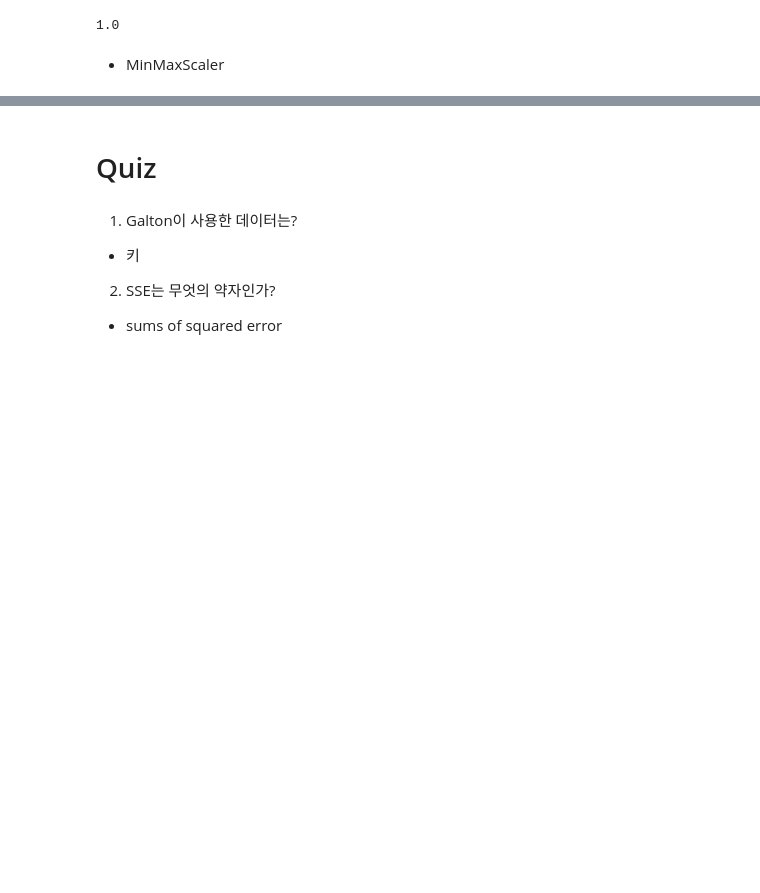
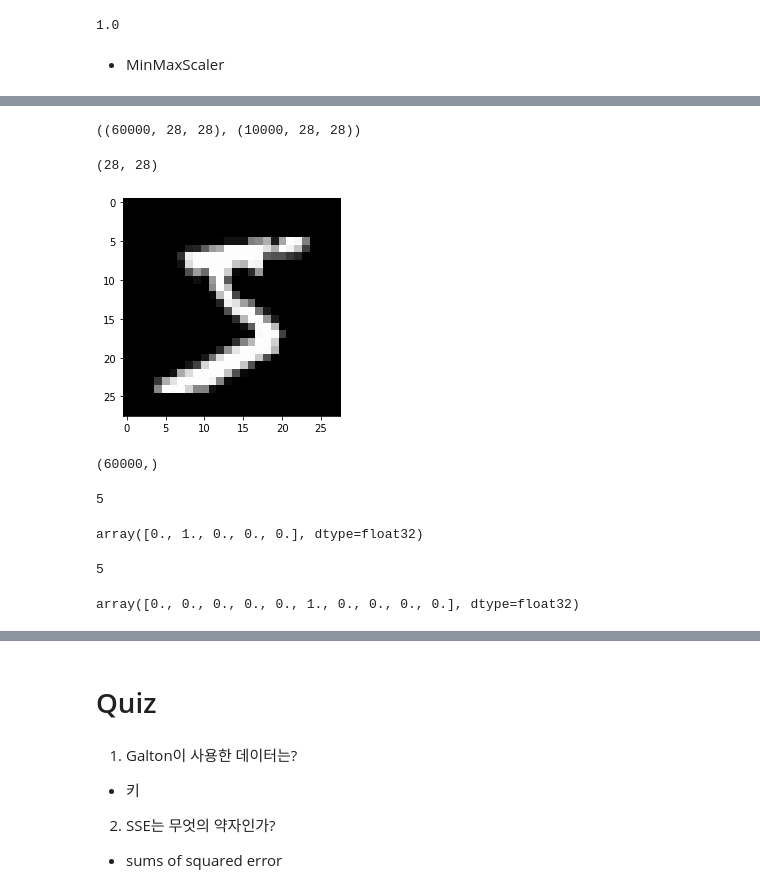
Before and after one commit to YoonSungLee/Reliability-Engineering, a Jupyter notebook: DataMining/Chapter03_회귀분석에서_딥러닝까지.ipynb, the cells around one changed output, grey strips where cells are left out. Saved outputs shown, nothing was run; the diff lists cells and outputs as text; code cells hidden in the pictures; blank space fills up the shorter version.

```diff
--- a/DataMining/Chapter03_회귀분석에서_딥러닝까지.ipynb
+++ b/DataMining/Chapter03_회귀분석에서_딥러닝까지.ipynb
@@ -225,0 +233,3 @@ print(np.std(z, ddof=1))    # ddof=1 : n-1로 나누는 설정(default: n으로
+# %%
+mnist = datasets.mnist
+(train_x, train_y), (test_x, test_y) = mnist.load_data()
@@ -225,0 +239,37 @@ print(np.std(z, ddof=1))    # ddof=1 : n-1로 나누는 설정(default: n으로
+# %%
+train_x.shape, test_x.shape
+# %% [output]
+((60000, 28, 28), (10000, 28, 28))
+# %%
+image = train_x[0]
+image.shape
+# %% [output]
+(28, 28)
+# %%
+import matplotlib.pyplot as plt
+plt.imshow(image, 'gray')
+plt.show()
+# %% [output]
+[figure, added]
+# %%
+train_y.shape
+# %% [output]
+(60000,)
+# %%
+train_y[0]
+# %% [output]
+5
+# %%
+from tensorflow.keras.utils import to_categorical
+to_categorical(1, 5) # 5개 중에 1번째가 핫~
+# %% [output]
+array([0., 1., 0., 0., 0.], dtype=float32)
+# %%
+label = train_y[0]
+label
+# %% [output]
+5
+# %%
+to_categorical(label, 10)
+# %% [output]
+array([0., 0., 0., 0., 0., 1., 0., 0., 0., 0.], dtype=float32)
```
Also changed, not shown: parts of 8 cells of this notebook.
